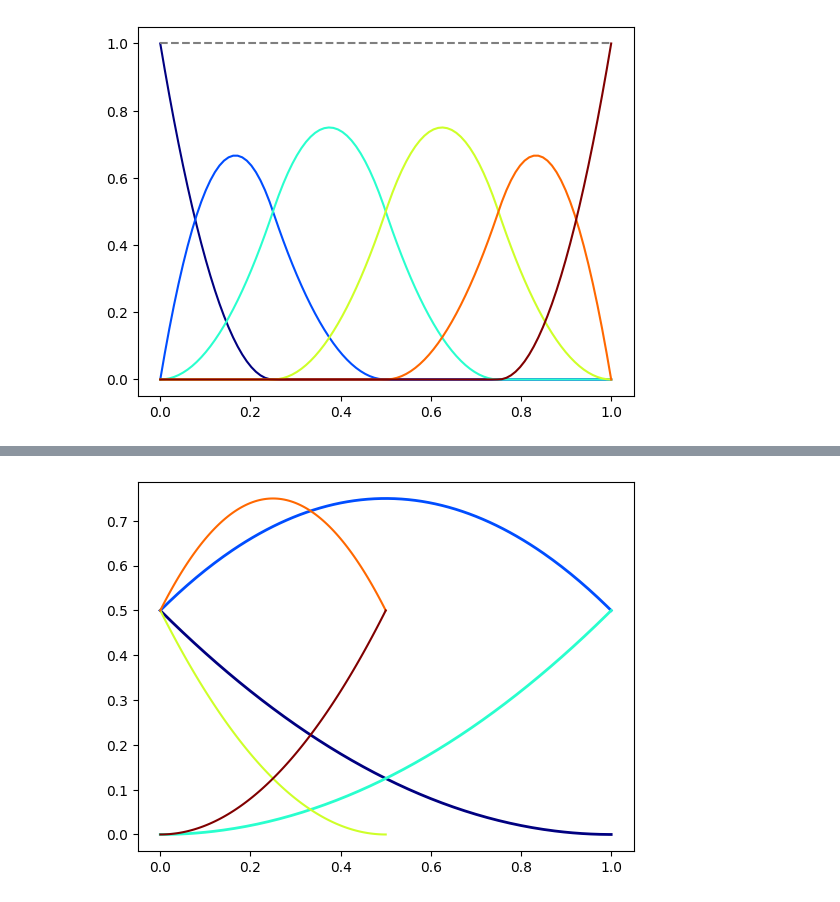
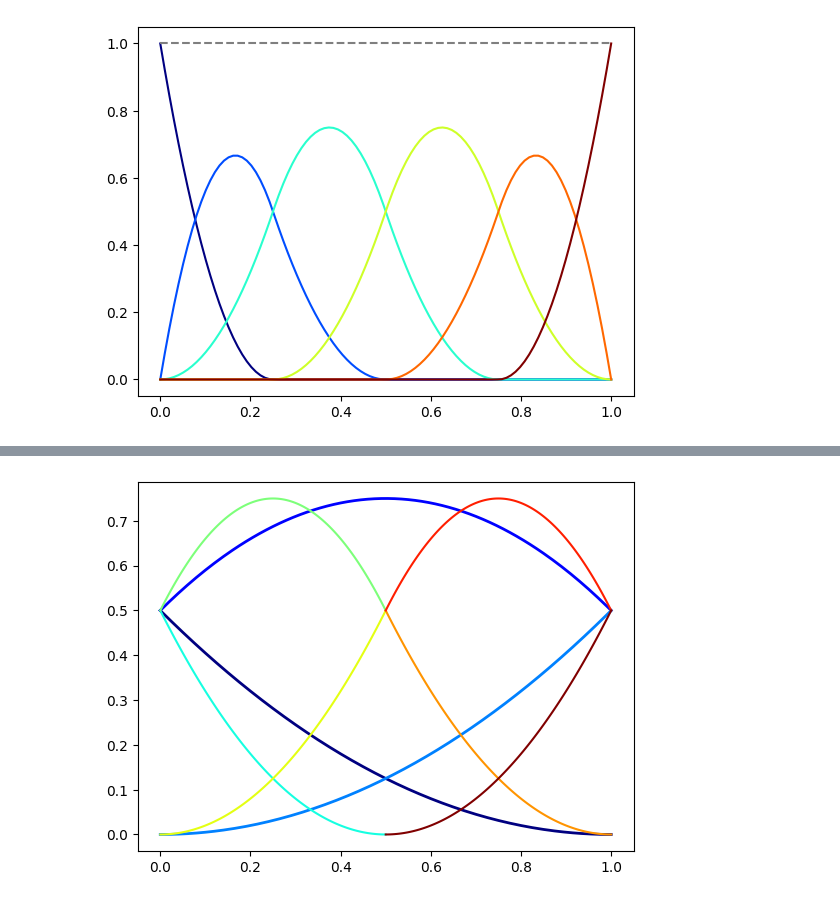
Before and after one commit to smdogroup/gpu_fem, a Jupyter notebook: examples/asym_iga/_python_demo/2_iga/4_multigrid_oned.ipynb, the cells around one changed output, grey strips where cells are left out. Drawn from its saved outputs; the diff is of its cells as text; code cells hidden in the pictures.

```diff
--- a/examples/asym_iga/_python_demo/2_iga/4_multigrid_oned.ipynb
+++ b/examples/asym_iga/_python_demo/2_iga/4_multigrid_oned.ipynb
@@ -134,6 +138,14 @@ plt.show()
 # e.g. need to consider the 1st fine basis function spans half the coarse elem and we need it to be interpolated from
 # the three coarse basis functions (by solving 3x3 system, pre-computed and then we'll just assemble those coefficients)
 
+# nxe_c, p = 2, 2
+# nxe_f = 4
+# 1 element each
+p = 2
+ncoarse = p+1
+nfine = 2*ncoarse
+colors = plt.cm.jet(np.linspace(0.0, 1.0, nfine+ncoarse))
+
 xi = np.linspace(0.0, 1.0, 201)
 N_H = np.array([0.5 - xi + xi**2/2.0, 0.5 + xi - xi**2, xi**2/2.0])
 # plot the coarse basis functions for an interior element
@@ -141,29 +153,79 @@ for i in range(3):
     plt.plot(xi, N_H[i], color=colors[i], linewidth=2.0)
 
 # now compute first half-elem fine basis functions as interp from coarse basis
-P_basis = np.array([
+# coarse functions: on xi in [0, 1]
+#   N_H = [0.5-xi+xi^2/2,
+#          0.5+xi-xi^2,
+#          xi^2/2]
+# fine functions (left) : global xi in [0,1] but left elem NZ in [0, 0.5] only
+# conversion is xi_f = 2*xi
+#   N_h = [0.5-2*xi+2*xi^2,
+#          0.5+2*xi-4*xi^2,
+#          2*xi^2]
+
+# now expressing each N_H = P_left_basis * N_h gives us
+P_left_basis = np.array([
     [1.5, -0.5, 1.5],
     [-0.5, 1.5, -4.5],
     [0.0, 0.0, 4.0]
 ])
-N_h = np.dot(P_basis, N_H)
+N_Lh = np.dot(P_left_basis, N_H)
 
 # basis value interp is inverse matrix of this
 # as coarse function is liek f_H = u_H^T N_H
 # and to get f_h = u_h^T N_h we need u_h = P_basis^{-1} * u_H
+# f_h = u_h^T P_basis * N_H
+# f_H = u_H * N_H => u_h = P_basis^{-1} * u_H
+# or supposed to be the transposed inverse?
 
-# P_dof = np.linalg.inv(P_basis)
-# print(f"{P_dof=}")
+P_left_dof = np.linalg.inv(P_left_basis)
+print(f"{P_left_dof=}")
 # after solving it we got
-P_dof = np.array([
+P_left_dof = np.array([
     [0.75, 0.25, 0.0],
     [0.25, 0.75, 0.75],
     [0.0, 0.0, 0.25],
 ])
 
+for i in range(3):
+    plt.plot(xi[:101], N_Lh[i][:101], color=colors[i+3], linewidth=1.5)
 
-half_mask = xi <= 0.5
+
+# ===========================
+# now for the right fine element..
+# ===========================
+# coarse functions: on xi in [0, 1]
+#   N_H = [0.5-xi+xi^2/2,
+#          0.5+xi-xi^2,
+#          xi^2/2]
+# fine functions (left) : global xi in [0,1] but left elem NZ in [0.5, 1.0]
+# conversion is xi_f = 2*xi-1 so that xi in [0.5, 1] equiv to xi_f in [0,1]
+#   N_Rh = [0.5-xi_f+xi_f^2/2,  = [+2.0 - 4*xi + 2*xi^2,
+#          0.5+xi_f-xi_f^2,       -1.5 + 6*xi - 4*xi^2,
+#          xi_f^2/2]              +0.5 - 2*xi + 2*xi^2]
+
+# first linear system
+N_rh_poly = np.array([[2.0, -4.0, 2.0], [-1.5, 6.0, -4.0], [0.5, -2.0, 2.0]])
+A = N_rh_poly.T
+b = np.array([0.5, -1.0, 0.5])
+x = np.linalg.solve(A, b)
+print(f"{x=}")
+
+# # now expressing as N_rh = P_right_basis * N_H
+N_H_poly = np.array([[0.5, -1.0, 0.5], [0.5, 1.0, -1.0], [0.0, 0.0, 0.5]])
+N_rh_poly = np.array([[2.0, -4.0, 2.0], [-1.5, 6.0, -4.0], [0.5, -2.0, 2.0]])
+# transposed cause see x above recovered in first row like that
+P_right_basis = np.linalg.solve(N_rh_poly.T, N_H_poly.T).T
+print(f"{P_right_basis=}")
+# ends up giving you: (pre-computed now on host)
+P_right_basis = np.array([
+    [0.25, 0.0, 0.0],
+    [0.75, 0.75, 0.25],
+    [0.0, 0.25, 0.75]
+])
+
+N_Rh = np.dot(np.linalg.inv(P_right_basis), N_H)
 for i in range(3):
-# for i in range(1):
-    plt.plot(xi[:101], N_h[i][:101], color=colors[i+3], linewidth=1.5)
+    plt.plot(xi[100:], N_Rh[i][100:], color=colors[i+6], linewidth=1.5)
+plt.show()
 # %% [output]
@@ -173 +239 @@ P_dof=array([[0.75, 0.25, 0.  ],
-[figure, old version]
+[figure, new version]
```
Also changed, not shown: parts of 6 cells of this notebook.
